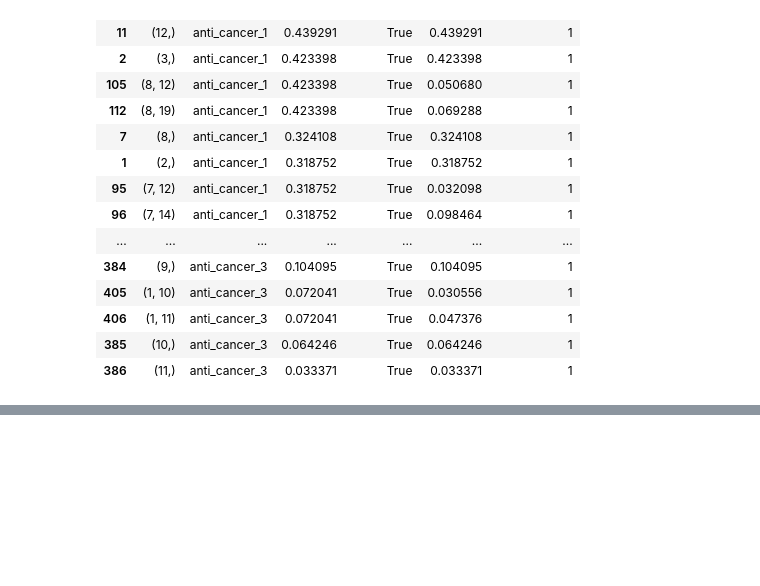
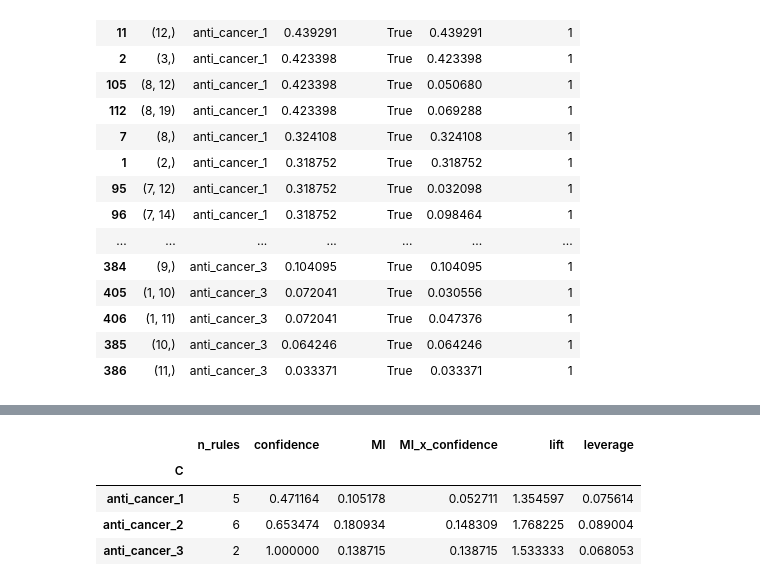
Before and after one commit to SMesForoush/DataMiningHomework4, a Jupyter notebook: homework4.ipynb, the cells around one changed output, grey strips where cells are left out. Cells and saved outputs as stored; diff of their text form; code cells hidden in the pictures; blank space fills up the shorter version.

```diff
--- a/homework4.ipynb
+++ b/homework4.ipynb
@@ -322,0 +380,14 @@ representative_rules
+# %%
+def group_scores(rules):
+    scores = rules.groupby("C")[MEASURES].mean().reindex(ACTIVITY_LABELS)
+    scores.insert(0, "n_rules", rules.groupby("C").size().reindex(ACTIVITY_LABELS, fill_value=0))
+    return scores
+
+scores_M = group_scores(rules_for_M)
+scores_M
+# %% [output]
+|  | n_rules | confidence | MI | MI_x_confidence | lift | leverage |
+| C |  |  |  |  |  |  |
+| anti_cancer_1 | 5 | 0.471164 | 0.105178 | 0.052711 | 1.354597 | 0.075614 |
+| anti_cancer_2 | 6 | 0.653474 | 0.180934 | 0.148309 | 1.768225 | 0.089004 |
+| anti_cancer_3 | 2 | 1.000000 | 0.138715 | 0.138715 | 1.533333 | 0.068053 |
```
Also changed, not shown: parts of 5 cells of this notebook.
